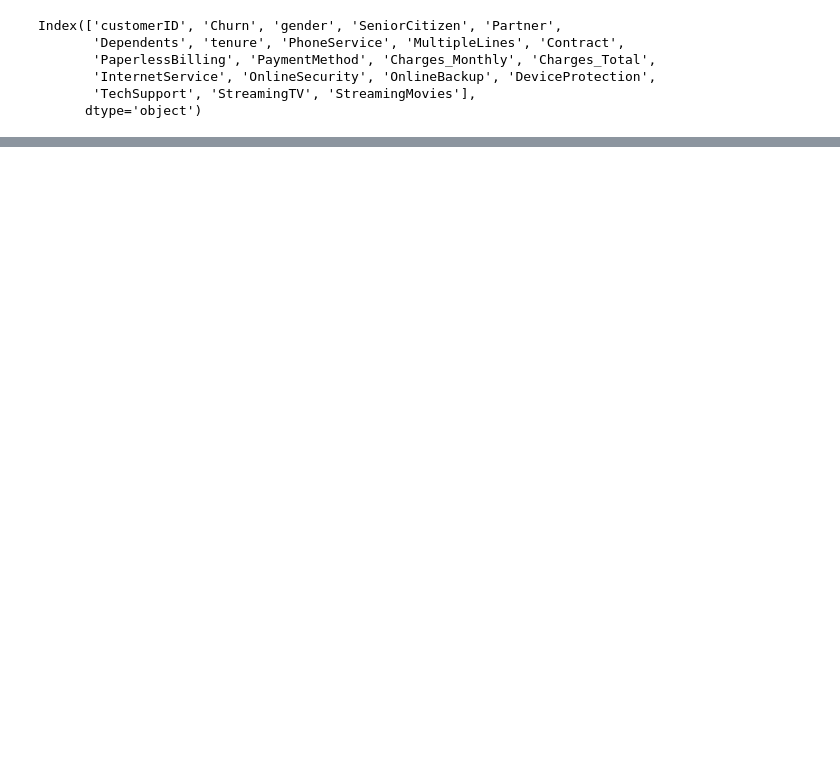
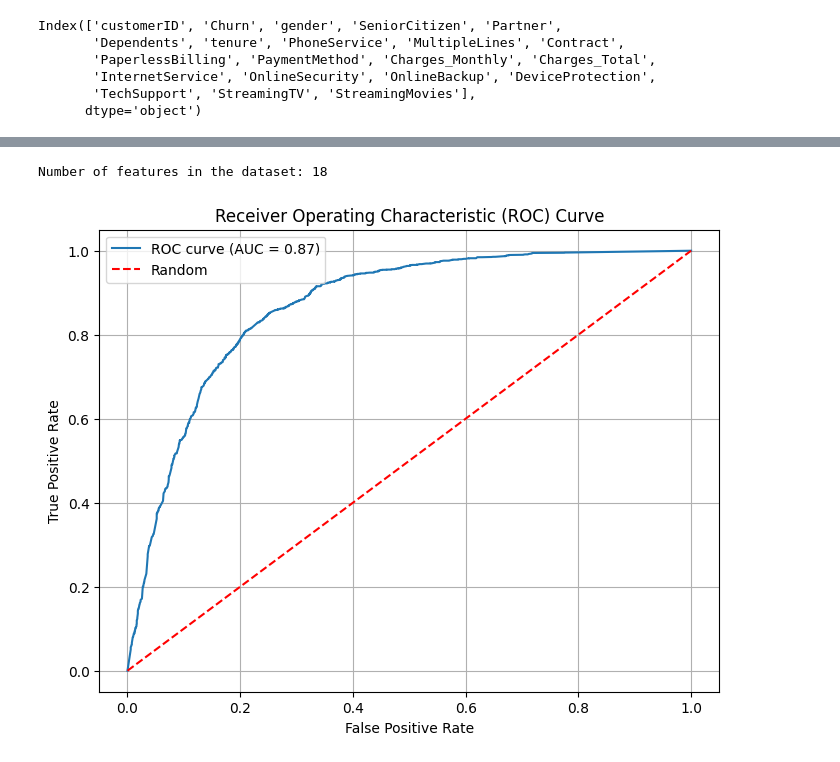
Before and after one commit to nikhilbansal23/TelcoRetentionStratergies, a Jupyter notebook: Telco_Retention_Strategies.ipynb, the cells around one changed output, grey strips where cells are left out. Drawn from its saved outputs; the diff is of its cells as text; code cells hidden in the pictures; blank space fills up the shorter version.

```diff
--- a/Telco_Retention_Strategies.ipynb
+++ b/Telco_Retention_Strategies.ipynb
@@ -211,0 +668,6 @@ fig.show()
+# %%
+# Create the GridSearchCV object with feature selection
+grid_search = GridSearchCV(estimator=feature_selection, param_grid=param_grid, cv=5, scoring='accuracy')
+
+# Fit GridSearchCV to the training data
+grid_search.fit(X_train, y_train)
@@ -211,0 +698,13 @@ fig.show()
+# %%
+# Get the best estimator from GridSearchCV
+best_feature_selection = grid_search.best_estimator_
+
+# Transform features using the best feature selection method
+selected_features = best_feature_selection.transform(X_train)
+X_test_selected = best_feature_selection.transform(X_test)
+
+# Train a Random Forest Classifier using selected features
+rf_classifier.fit(selected_features, y_train)
+
+# Predict on the test set using the model trained with selected features
+y_pred = rf_classifier.predict(X_test_selected)
@@ -211,0 +764,27 @@ fig.show()
+# %%
+# Assuming 'X' is your feature matrix
+num_features = X_test_selected.shape[1]
+print("Number of features in the dataset:", num_features)
+# %% [output]
+Number of features in the dataset: 18
+# %%
+from sklearn.metrics import roc_curve, roc_auc_score
+# Predict probabilities of positive class for test set
+y_probs = rf_classifier.predict_proba(X_test_selected)[:, 1]
+
+# Calculate ROC curve and AUC
+fpr, tpr, thresholds = roc_curve(y_test, y_probs)
+auc = roc_auc_score(y_test, y_probs)
+
+# Plot ROC curve
+plt.figure(figsize=(8, 6))
+plt.plot(fpr, tpr, label='ROC curve (AUC = {:.2f})'.format(auc))
+plt.plot([0, 1], [0, 1], linestyle='--', color='r', label='Random')
+plt.xlabel('False Positive Rate')
+plt.ylabel('True Positive Rate')
+plt.title('Receiver Operating Characteristic (ROC) Curve')
+plt.legend()
+plt.grid(True)
+plt.show()
+# %% [output]
+[figure, added]
```
Also changed, not shown: parts of 51 cells of this notebook.
